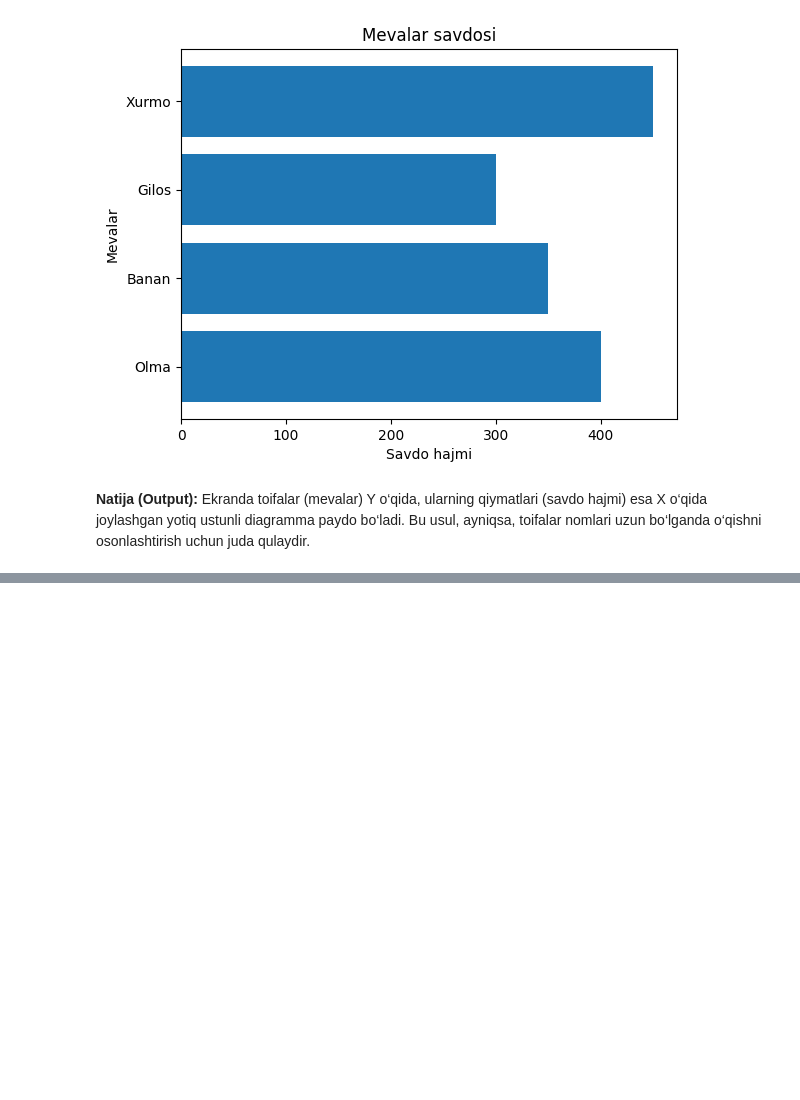
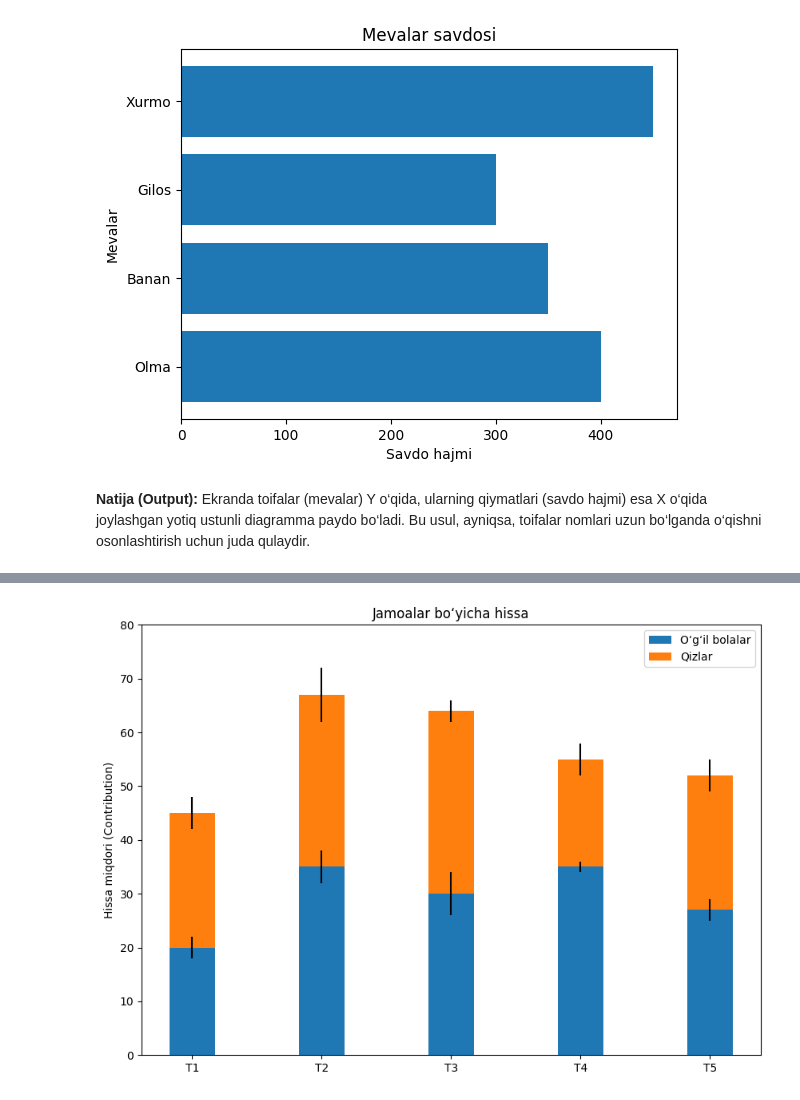
Before and after one commit to qwerty291996/2025-2026, a Jupyter notebook: O'quv qo'llanma Matplotlib/2. Matplotlib yordamida grafiklar chizish (Plotting with Matplotlib).ipynb, the cells around one changed output, grey strips where cells are left out. Cells and saved outputs as stored; diff of their text form; code cells hidden in the pictures; blank space fills up the shorter version.

```diff
--- a/O'quv qo'llanma Matplotlib/2. Matplotlib yordamida grafiklar chizish (Plotting with Matplotlib).ipynb
+++ b/O'quv qo'llanma Matplotlib/2. Matplotlib yordamida grafiklar chizish (Plotting with Matplotlib).ipynb
@@ -612,0 +688,40 @@ Ekranda toifalar (mevalar) Y o‘qida, ularning qiymatlari (savdo hajmi) esa X o
+# %%
+N = 5 # Guruhlar (jamoalar) soni
+
+# Ma'lumotlar to'plami (o'rtacha qiymatlar)
+boys = (20, 35, 30, 35, 27)
+girls = (25, 32, 34, 20, 25)
+
+# Standart og'ish (xatolik chiziqlari uchun)
+boyStd = (2, 3, 4, 1, 2)
+girlStd = (3, 5, 2, 3, 3)
+
+ind = np.arange(N)   # X o'qidagi joylashuvlar (0, 1, 2, 3, 4)
+width = 0.35         # Ustunlar kengligi
+
+# 10x7 o'lchamli oyna yaratish
+fig, ax = plt.subplots(figsize=(10, 7))
+
+# O'g'il bolalar uchun pastki ustunlarni chizish (yerr - xatolik chizig'i bilan)
+p1 = plt.bar(ind, boys, width, yerr=boyStd)
+
+# Qizlar uchun ustunlarni o'g'il bolalar ustunlarining ustiga chizish
+# (bottom=boys parametri orqali ustma-ust joylashtiriladi)
+p2 = plt.bar(ind, girls, width,
+             bottom=boys, yerr=girlStd)
+
+# O'qlarga nom berish va sarlavha qo'shish
+plt.ylabel('Hissa miqdori (Contribution)')
+plt.title('Jamoalar bo‘yicha hissa')
+
+# X va Y o'qlaridagi belgilashlarni sozlash
+plt.xticks(ind, ('T1', 'T2', 'T3', 'T4', 'T5'))
+plt.yticks(np.arange(0, 81, 10)) # 0 dan 80 gacha 10 qadam bilan
+
+# Shartli belgilar izohi (legend)
+plt.legend((p1[0], p2[0]), ('O‘g‘il bolalar', 'Qizlar'))
+
+# Grafikni ko'rsatish
+plt.show()
+# %% [output]
+[figure, added]
```
Also changed, not shown: parts of 70 cells of this notebook, 24 other files.
